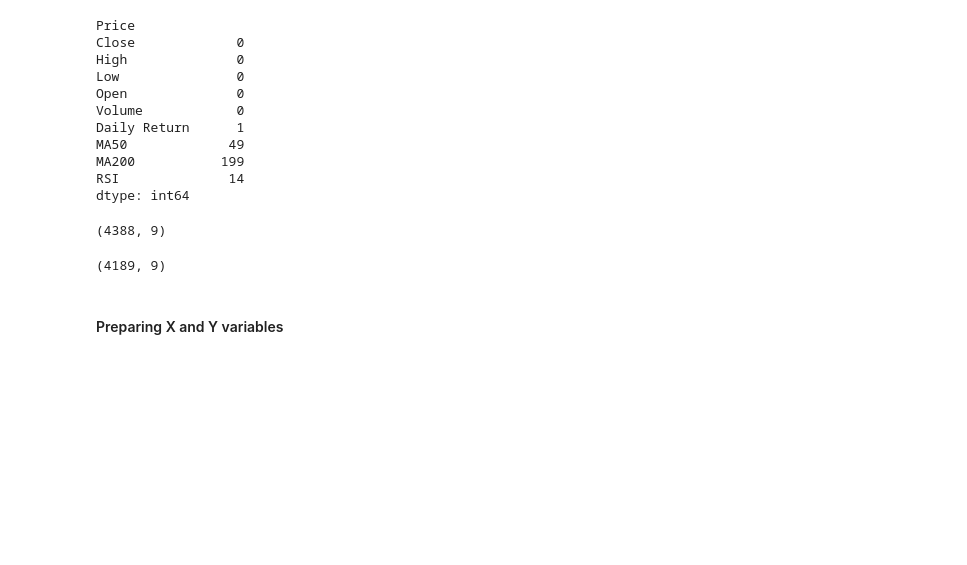
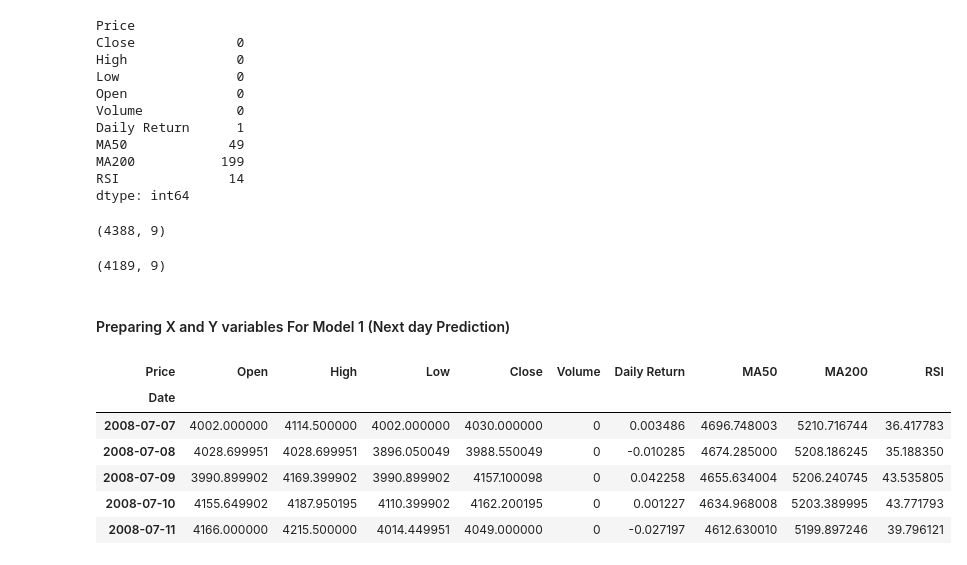
Before and after one commit to TaherBatterywala/Stock-Market, a Jupyter notebook: notebook/Model Train.ipynb, the cells around one changed output. Drawn from its saved outputs; the diff is of its cells as text; code cells hidden in the pictures; blank space fills up the shorter version.

```diff
--- a/notebook/Model Train.ipynb
+++ b/notebook/Model Train.ipynb
@@ -91,4 +94,24 @@ df_modified.shape
 # %% [output]
 (4189, 9)
 # %% [markdown]
-#### Preparing X and Y variables
+#### Preparing X and Y variables For Model 1 (Next day Prediction)
+# %%
+# Define Independent Variables
+features = ['Open', 'High', 'Low', 'Close', 'Volume', 'Daily Return', 'MA50', 'MA200', 'RSI']
+X = df_modified[features]
+
+# Define Dependent Variable
+y = df_modified['Close'].shift(-1)
+
+X = X[:-1]
+y = y[:-1]
+# %%
+X.head()
+# %% [output]
+| Price | Open | High | Low | Close | Volume | Daily Return | MA50 | MA200 | RSI |
+| Date |  |  |  |  |  |  |  |  |  |
+| 2008-07-07 | 4002.000000 | 4114.500000 | 4002.000000 | 4030.000000 | 0 | 0.003486 | 4696.748003 | 5210.716744 | 36.417783 |
+| 2008-07-08 | 4028.699951 | 4028.699951 | 3896.050049 | 3988.550049 | 0 | -0.010285 | 4674.285000 | 5208.186245 | 35.188350 |
+| 2008-07-09 | 3990.899902 | 4169.399902 | 3990.899902 | 4157.100098 | 0 | 0.042258 | 4655.634004 | 5206.240745 | 43.535805 |
+| 2008-07-10 | 4155.649902 | 4187.950195 | 4110.399902 | 4162.200195 | 0 | 0.001227 | 4634.968008 | 5203.389995 | 43.771793 |
+| 2008-07-11 | 4166.000000 | 4215.500000 | 4014.449951 | 4049.000000 | 0 | -0.027197 | 4612.630010 | 5199.897246 | 39.796121 |
```
Also changed, not shown: parts of 12 cells of this notebook, 4 other files.
